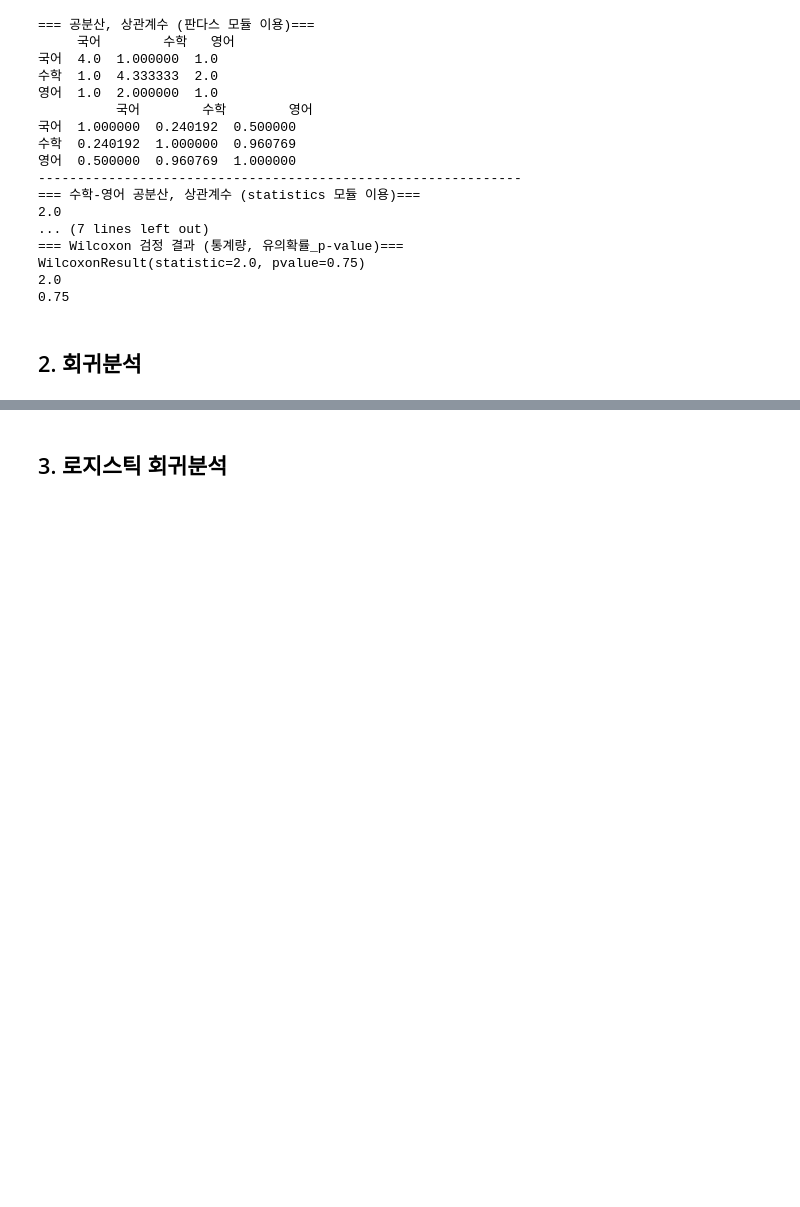
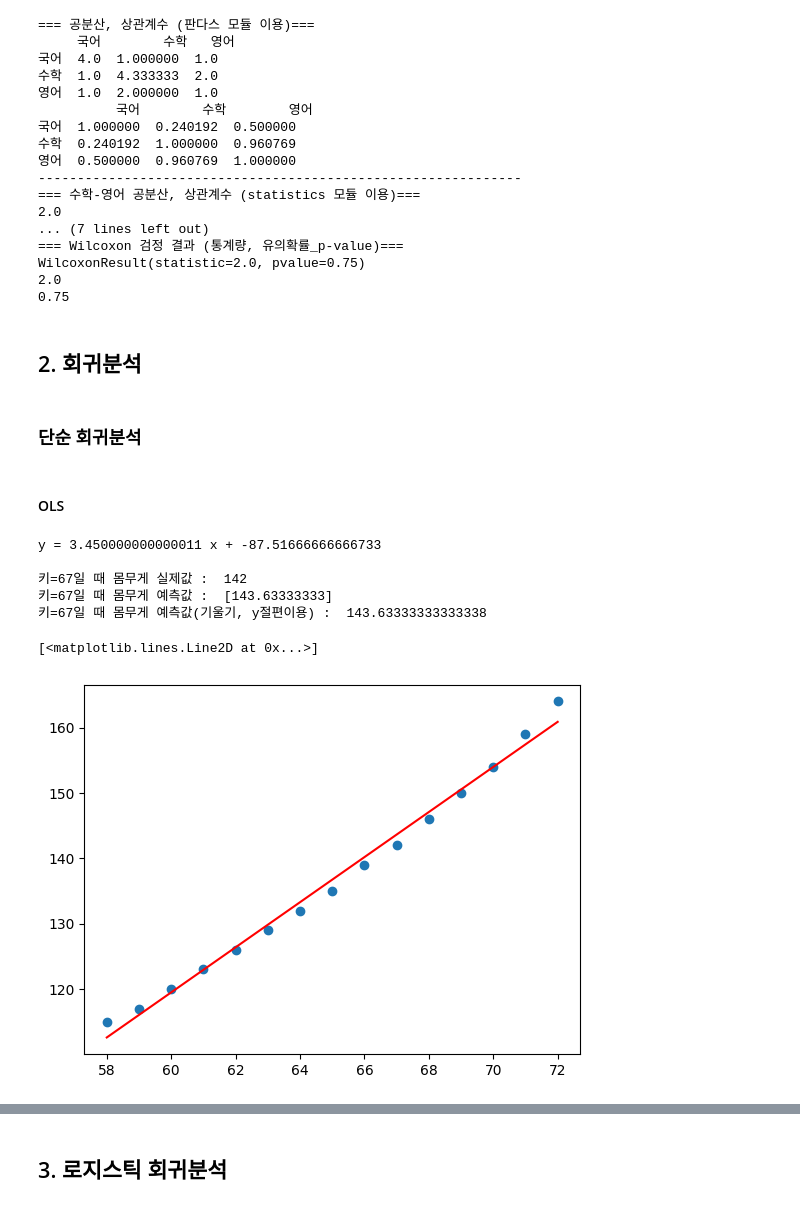
Before and after one commit to RoRdil31/Data-Analytics-Certification, a Jupyter notebook: BigData_Certification.ipynb, the cells around one changed output, grey strips where cells are left out. Saved outputs shown, nothing was run; the diff lists cells and outputs as text; code cells hidden in the pictures; blank space fills up the shorter version.

Commit message:
2. 회귀분석 code

```diff
--- a/BigData_Certification.ipynb
+++ b/BigData_Certification.ipynb
@@ -348,0 +354,44 @@ WilcoxonResult(statistic=2.0, pvalue=0.75)
+# %% [markdown]
+### 단순 회귀분석
+# %% [markdown]
+#### OLS
+# %%
+import pandas as pd
+from statsmodels.formula.api import ols
+
+df = pd.read_csv("data/women.csv",header=0, index_col=0) # header=0:컬럼명이 첫 번째 행에 위치. index_col=0 : 첫 컬럼을 인덱스 열로 사용.
+x,y = df['height'], df['weight']
+model = ols('y ~ x', data=df).fit() # 선형회귀분석 모형 구축
+
+model.summary() # 모형 적합 결과 요약
+
+# 기울기, y절편 추정값
+print(f'y = {model.params.x} x + {model.params.Intercept}\n')
+
+# 독립변수 추정값 (키에 따른 종속변수(몸무게))
+model.fittedvalues
+
+# 잔차값, Residuals
+model.resid
+
+# 잔차값의 평균
+model.resid.mean()
+
+# 키(67 inches)에 대한 몸무게(pounds) 예측값
+print("키=67일 때 몸무게 실제값 : ",data.iloc[9,1])
+print("키=67일 때 몸무게 예측값 : ",model.predict(exog=dict(x=67)).values)
+print("키=67일 때 몸무게 예측값(기울기, y절편이용) : ",model.params.Intercept+67*model.params.x)
+# %% [output]
+y = 3.450000000000011 x + -87.51666666666733
+
+키=67일 때 몸무게 실제값 :  142
+키=67일 때 몸무게 예측값 :  [143.63333333]
+키=67일 때 몸무게 예측값(기울기, y절편이용) :  143.63333333333338
+# %%
+import matplotlib.pyplot as plt
+
+plt.scatter(x, y)
+plt.plot(x, model.fittedvalues, color="red")
+# %% [output]
+[<matplotlib.lines.Line2D at 0x...>]
+[figure, added]
```
Also changed, not shown: parts of 17 cells of this notebook.
